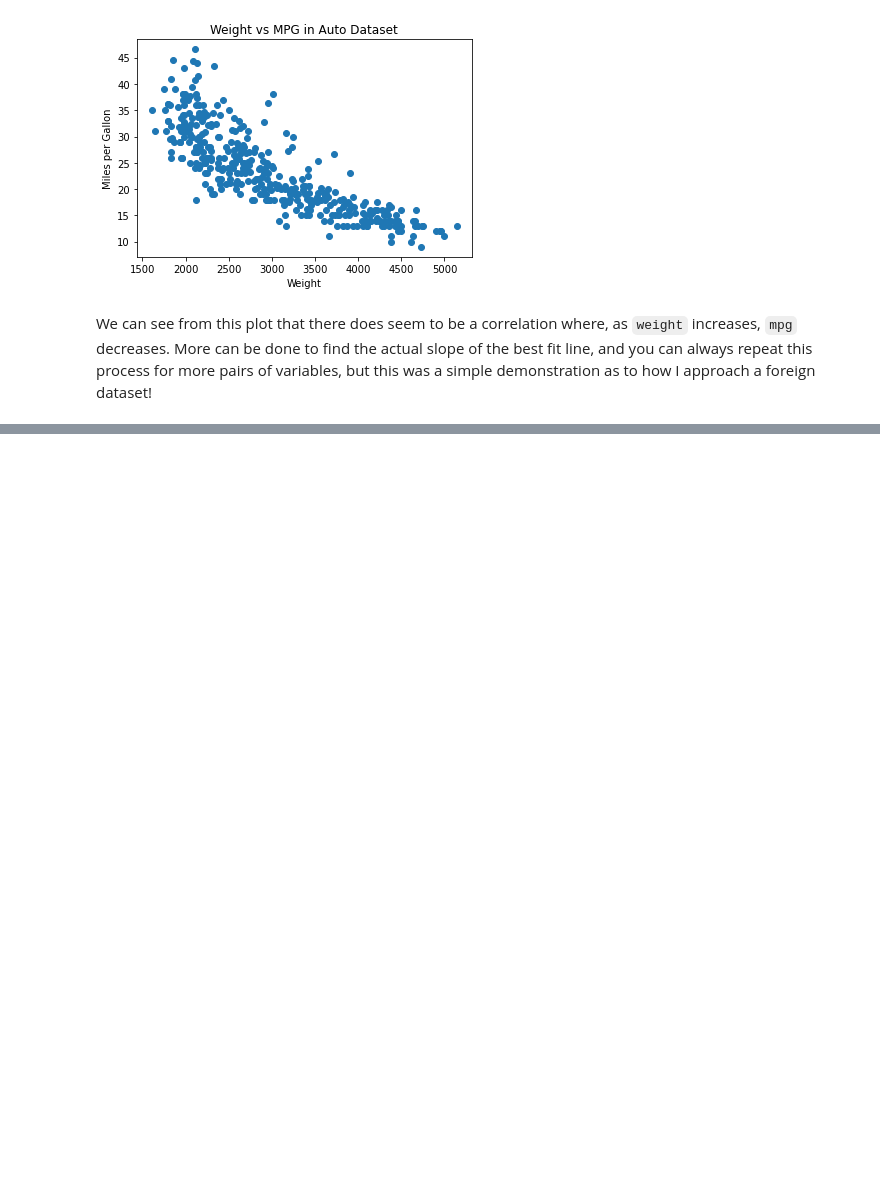
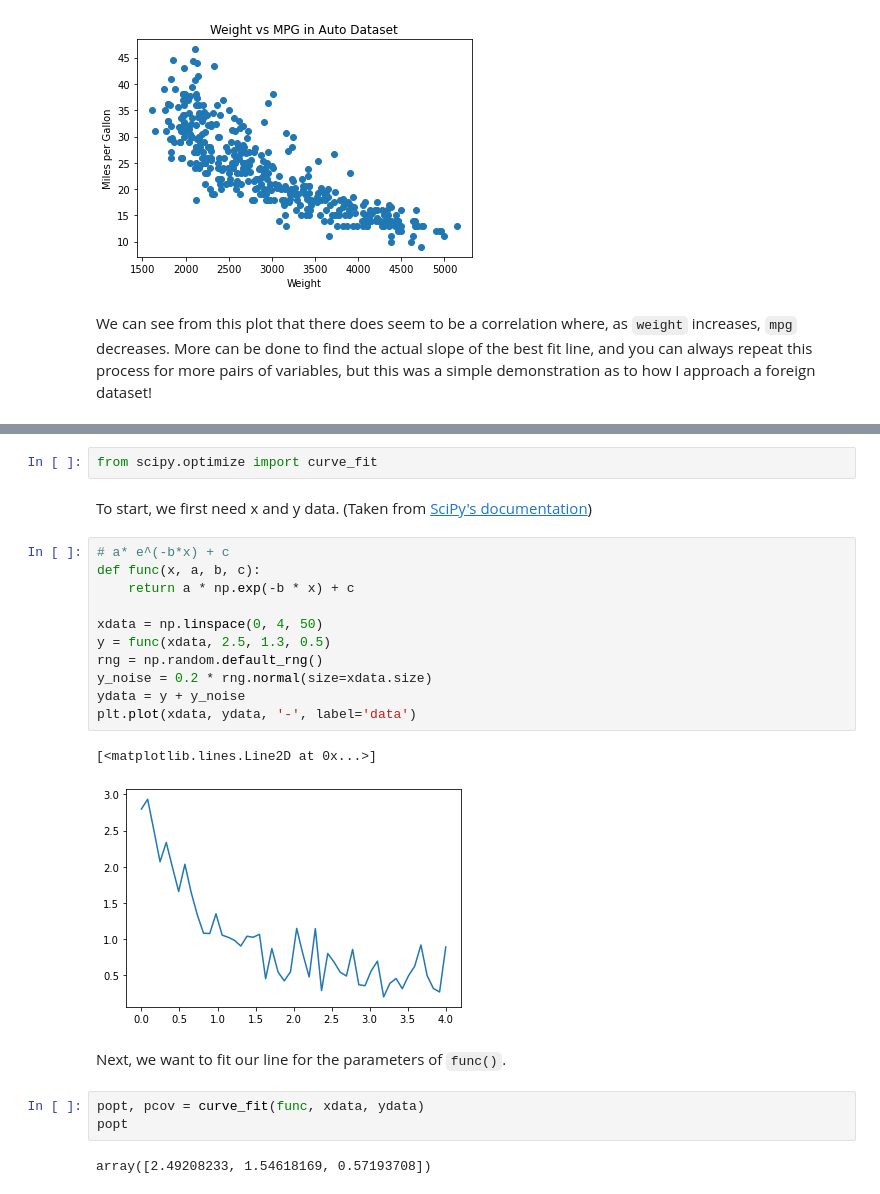
Before and after one commit to jacknuge28/Projects, a Jupyter notebook: Cheatsheet.ipynb, the cells around one changed output, grey strips where cells are left out. Cells and saved outputs as stored; diff of their text form; blank space fills up the shorter version.

Commit message:
curve fit

```diff
--- a/Cheatsheet.ipynb
+++ b/Cheatsheet.ipynb
@@ -866,0 +883,25 @@ We can see from this plot that there does seem to be a correlation where, as `we
+# %%
+from scipy.optimize import curve_fit
+# %% [markdown]
+To start, we first need x and y data. (Taken from [SciPy's documentation](https://docs.scipy.org/doc/scipy/reference/generated/scipy.optimize.curve_fit.html))
+# %%
+# a* e^(-b*x) + c
+def func(x, a, b, c):
+    return a * np.exp(-b * x) + c
+
+xdata = np.linspace(0, 4, 50)
+y = func(xdata, 2.5, 1.3, 0.5)
+rng = np.random.default_rng()
+y_noise = 0.2 * rng.normal(size=xdata.size)
+ydata = y + y_noise
+plt.plot(xdata, ydata, '-', label='data')
+# %% [output]
+[<matplotlib.lines.Line2D at 0x...>]
+[figure, added]
+# %% [markdown]
+Next, we want to fit our line for the parameters of `func()`.
+# %%
+popt, pcov = curve_fit(func, xdata, ydata)
+popt
+# %% [output]
+array([2.49208233, 1.54618169, 0.57193708])
```
Also changed, not shown: parts of 10 cells of this notebook.
